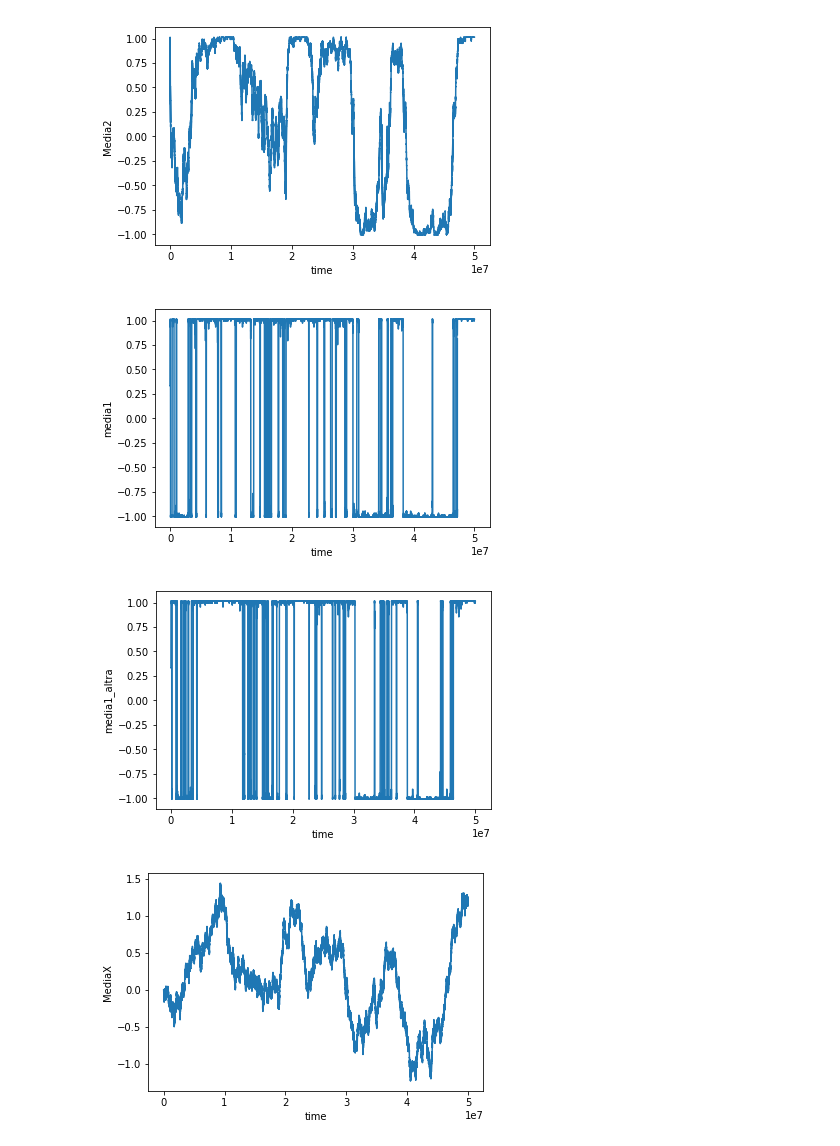
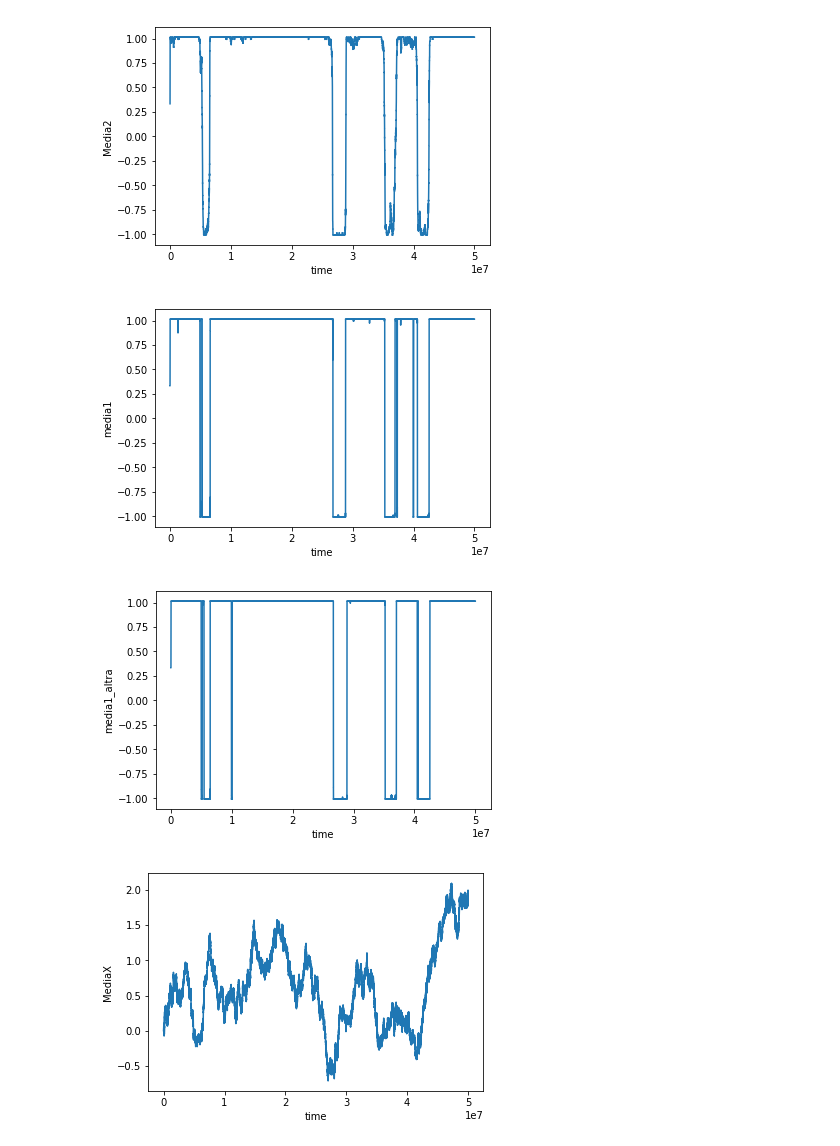
Before and after one commit to gullo-p/hierarchical, a Jupyter notebook: sim_ordineN^2/ordine_N^2.ipynb, the cells around one changed output. Cells and saved outputs as stored; diff of their text form; code cells hidden in the pictures.

```diff
--- a/sim_ordineN^2/ordine_N^2.ipynb
+++ b/sim_ordineN^2/ordine_N^2.ipynb
@@ -5,7 +6,7 @@ import matplotlib.pyplot as plt
 # %%
 # initialize all the parameters
 b1 = 5
-b2 = 1.5
+b2 = 5
 alfa1 = 1
 alfa2 = 1
 alfa3 = 1
@@ -41,8 +42,8 @@ for i in range(0,Niter):
         u1 = np.random.random_sample(Nspin) # draw N uniform samples to check the update rule
         u2 = np.random.random_sample(Nspin)
         noise = np.random.normal(0,1,Nspin) # draw the updated noise vector
-        w1 = Nspin*(1 + m)/2*np.exp(-b1*m - b2*M[i] - b1*X-b2*MediaX[i])*dt > u1  #accept the update rules with the right proba
-        w2 = Nspin*(1 - m)/2*np.exp(b1*m + b2*M[i] + b1*X+ b2*MediaX[i])*dt > u2
+        w1 = Nspin*(1 + m)/2*(1 - np.tanh(b1*m + b2*M[i] + b1*X + b2*MediaX[i]))*dt > u1  #accept the update rules with the right proba
+        w2 = Nspin*(1 - m)/2*(1+ np.tanh(b1*m + b2*M[i] + b1*X+ b2*MediaX[i]))*dt > u2
         X = X - (alfa2/Nspin)*(X - MediaX[i])*dt + sigma/(Nspin**(1/2))*noise*(dt**(1/2)) - (alfa3/Nspin**2)*MediaX[i]*dt
         m =  m - w1*(2/Nspin) + w2*(2/Nspin)
 # %%
@@ -50,34 +51,45 @@ plt.plot(M)
 plt.xlabel('time')
 plt.ylabel('Media2')
 plt.show()
 
 plt.plot(m1)
 plt.xlabel('time')
 plt.ylabel('media1')
 plt.show()
 
 plt.plot(m2)
 plt.xlabel('time')
 plt.ylabel('media1_altra')
 plt.show()
 
 plt.plot(MediaX)
 plt.xlabel('time')
 plt.ylabel('MediaX')
 plt.show()
 
 plt.plot(x1)
 plt.xlabel('time')
 plt.ylabel('prima diffusione')
 plt.show()
 
 plt.rcParams['agg.path.chunksize'] = 50000
 plt.plot(MediaX,M)
 plt.xlabel('MediaX')
 plt.ylabel('MediaM')
 plt.show()
+
+#plt.plot(MediaX[Niter-1],M[Niter-1],'ro')
+#plt.xlabel('MediaX')
+#plt.ylabel('MediaM')
+#plt.show()
+
+
+plt.plot(X,m,'ro')
+plt.xlabel('MediaX')
+plt.ylabel('MediaM')
+plt.show()
 # %% [output]
-[figure, old version]
+[figure, new version]
-[figure, old version]
+[figure, new version]
-[figure, old version]
+[figure, new version]
-[figure, old version]
+[figure, new version]
```
Also changed, not shown: parts of 2 cells of this notebook, 4 other files.
